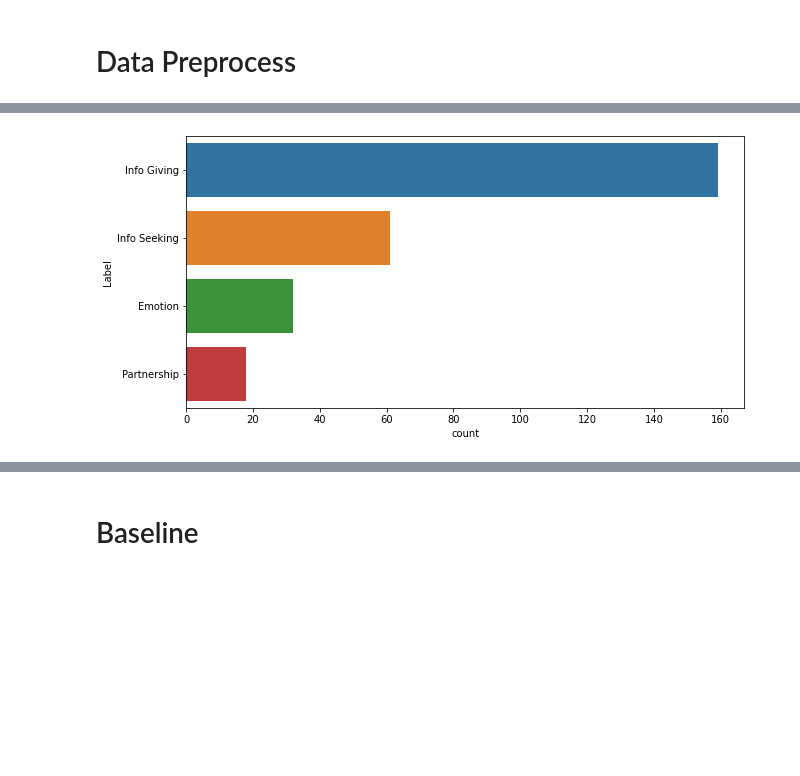
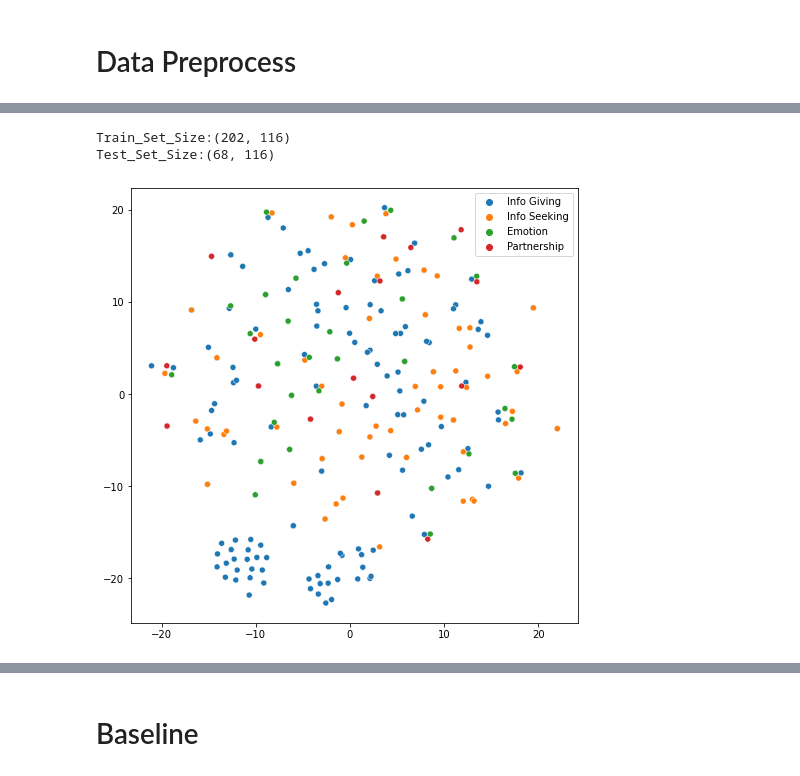
Before and after one commit to TheLittleJimmy/CBB750, a Jupyter notebook: Aim2.ipynb, the cells around one changed output, grey strips where cells are left out. Cells and saved outputs as stored; diff of their text form; code cells hidden in the pictures; blank space fills up the shorter version.

```diff
--- a/Aim2.ipynb
+++ b/Aim2.ipynb
@@ -168,6 +223,57 @@ Cat:4 Partnership : 18
-# %%
-plt.figure(figsize=(10,5))
-sns.countplot(y='Label', data = filtered_data_categories )
-plt.show()
-# %% [output]
-[figure, removed]
+# %%
+import nltk
+nltk.download('stopwords')
+nltk.download('wordnet')
+from nltk.corpus import stopwords
+from nltk.stem import WordNetLemmatizer
+
+# define the lemmatizer
+lemmatizer = WordNetLemmatizer()
+
+# define a function to clean and lemmatize text using nltk
+def clean_and_lemmatize_text(text):
+    # tokenize the text into words
+    words = nltk.word_tokenize(text)
+
+    # remove stopwords
+    words = [word for word in words if word not in stopwords.words('english')]
+
+    # lemmatize the words
+    words = [lemmatizer.lemmatize(word) for word in words]
+
+    # join the words back into a string
+    cleaned_text = ' '.join(words)
+
+    return cleaned_text
+
+# apply the clean and lemmatize function to the 'Message' column
+data = df.copy()
+data['Message'] = data['Message'].apply(clean_and_lemmatize_text)
+
+# use the tf-idf vectorizer with the cleaned and lemmatized text
+vectorizer = TfidfVectorizer(analyzer='word', stop_words='english',ngram_range=(1,3), max_df=0.75, use_idf=True, smooth_idf=True, max_features=1000)
+tfIdfMat  = vectorizer.fit_transform(data['Message'].tolist() )
+feature_names = sorted(vectorizer.get_feature_names_out())
+
+import gc
+gc.collect()
+tfIdfMatrix = np.asarray(tfIdfMat.todense())
+labels = data['Label'].tolist()
+tsne_results = TSNE(n_components=2,init='random',random_state=0, perplexity=40).fit_transform(tfIdfMatrix)
+plt.figure(figsize=(8,8))
+sns.scatterplot(
+    x=tsne_results[:,0], y=tsne_results[:,1],
+    hue=labels,
+    legend="full",
+    alpha=1
+)
+
+gc.collect()
+pca = PCA(n_components=0.95)
+tfIdfMat_reduced = pca.fit_transform(tfIdfMat.toarray())
+labels = data['Label'].tolist()
+category_list = data.Label.unique()
+X_train, X_test, y_train, y_test = train_test_split(tfIdfMat_reduced, labels, stratify=labels,random_state=1)
+print('Train_Set_Size:'+str(X_train.shape))
+print('Test_Set_Size:'+str(X_test.shape))
+# %% [output]
@@ -173,0 +284,3 @@ plt.show()
+Train_Set_Size:(202, 116)
+Test_Set_Size:(68, 116)
+[figure, added]
```
Also changed, not shown: parts of 52 cells of this notebook, 2 other files.
